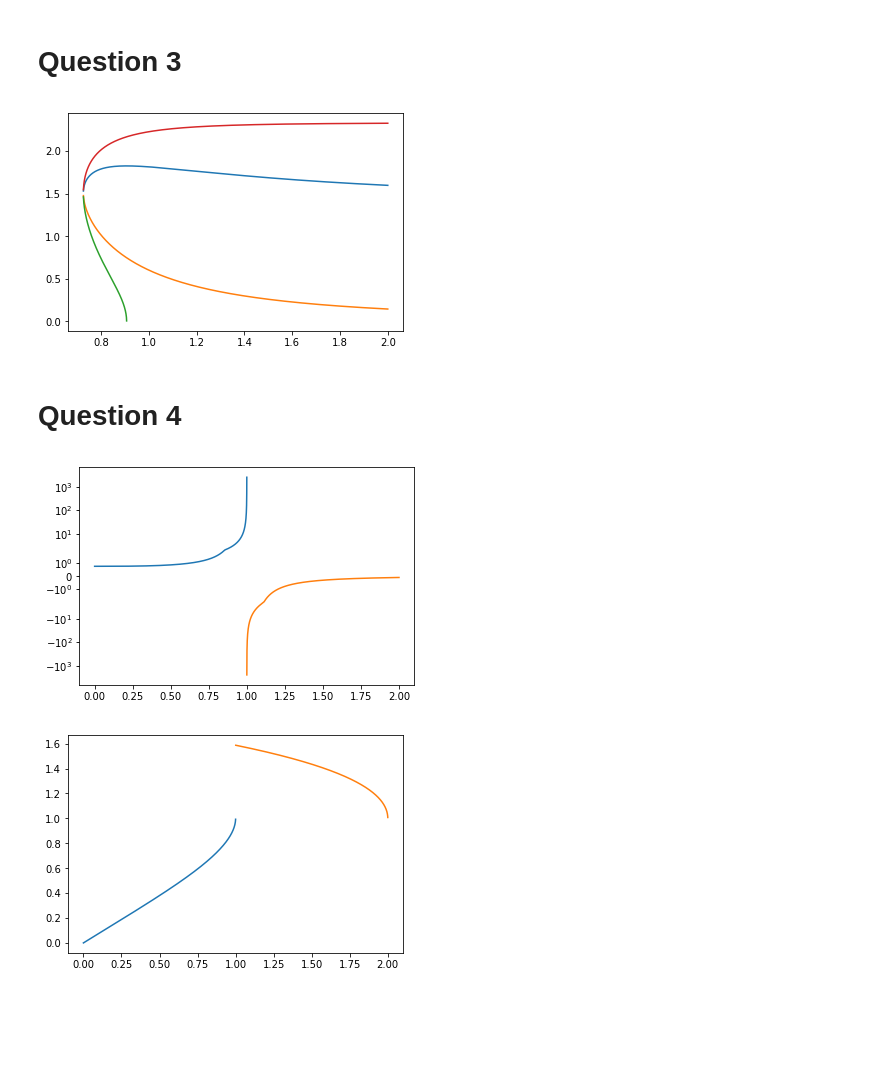
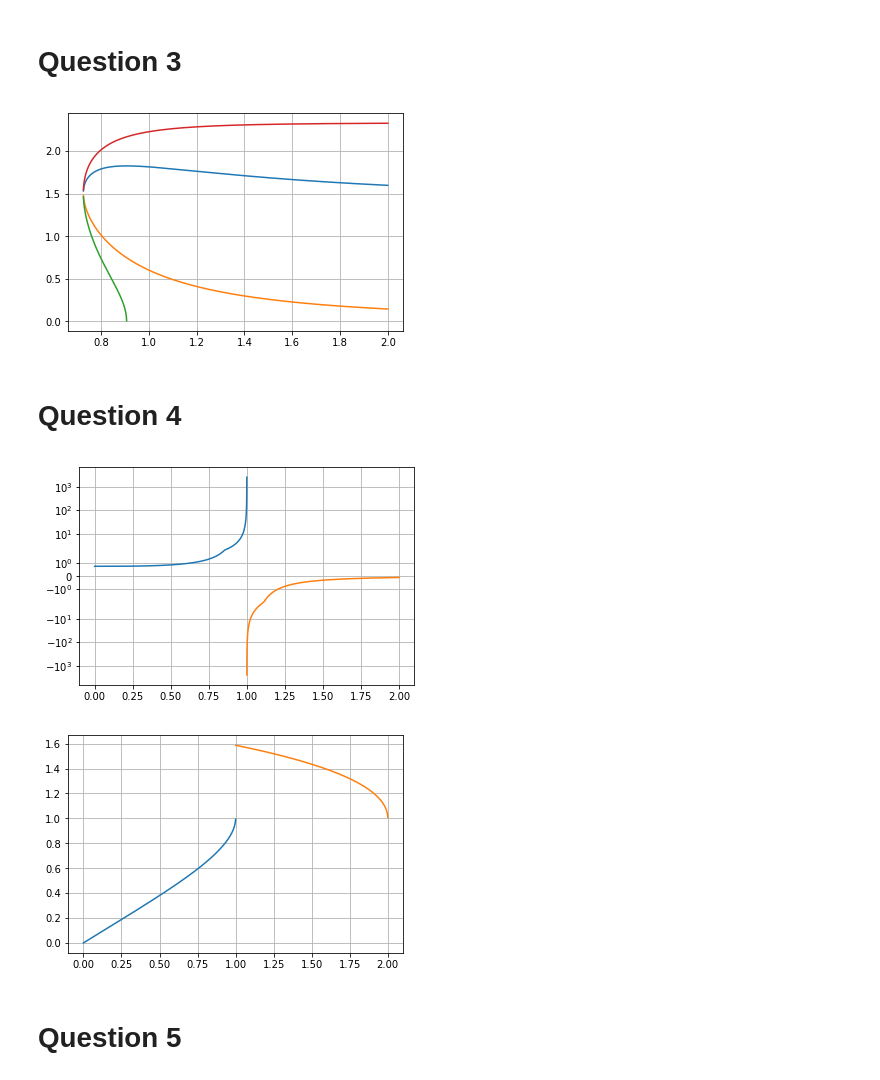
Before and after one commit to Vidhin05/Computational-and-Numerical-Methods, a Jupyter notebook: src/Assignment_1.ipynb, the cells around one changed output. Saved outputs shown, nothing was run; the diff lists cells and outputs as text; code cells hidden in the pictures; blank space fills up the shorter version.

```diff
--- a/src/Assignment_1.ipynb
+++ b/src/Assignment_1.ipynb
@@ -104,12 +104,13 @@ vals2 = np.array(vals2)
 x1 = np.array(x1)
 x2 = np.array(x2)
 plt.plot(R, vals1)
+plt.grid(True)
 plt.plot(R, vals2)
 plt.plot(R, (x1*((3*x1) - 2))**0.5)
 plt.plot(R, (x2*((3*x2) - 2))**0.5)
 plt.show()
 # %% [output]
-[figure, old version]
+[figure, new version]
 # %% [markdown]
 #  Question 4
 # %%
@@ -120,37 +121,40 @@ plt.plot(h,f(h))
 
 h = np.arange(1,2,0.0001)
 plt.plot(h,f(h))
+plt.grid(True)
 plt.yscale('symlog')
 plt.show()
 # %% [output]
-[figure, old version]
+[figure, new version]
 # %%
 X = np.arange(0,1,0.0001)
 vals1 = []
 for x in X:
   coeff = [1, 0, 0, -4, 3*x]
   roots = np.roots(coeff)
 #   print(np.real(roots[np.imag(roots)==0]))
   [x1, x2] = np.real(roots[np.imag(roots)==0])
   vals1.append(x2)
 
 plt.plot(X, vals1)
 
 X = np.arange(1.001,2,0.0001)
 val = []
 arr = []
 for x in X:
   coeff = [1, 0, 0, -4, 3*x-3]
   roots = np.roots(coeff)
 #   print(np.real(roots[np.imag(roots)==0]))
   [x1, x2]  = np.real(roots[np.imag(roots)==0])
   val.append(x1)
 
 # w = np.linspace(1,1.6,0.001)
 # p = np.ones(len(w))
 plt.plot(X, val)
-
+plt.grid(True)
 # plt.plot(p, w)
 plt.show()
 # %% [output]
-[figure, old version]
+[figure, new version]
+# %% [markdown]
+#  Question 5
```
Also changed, not shown: parts of 1 cell of this notebook.
